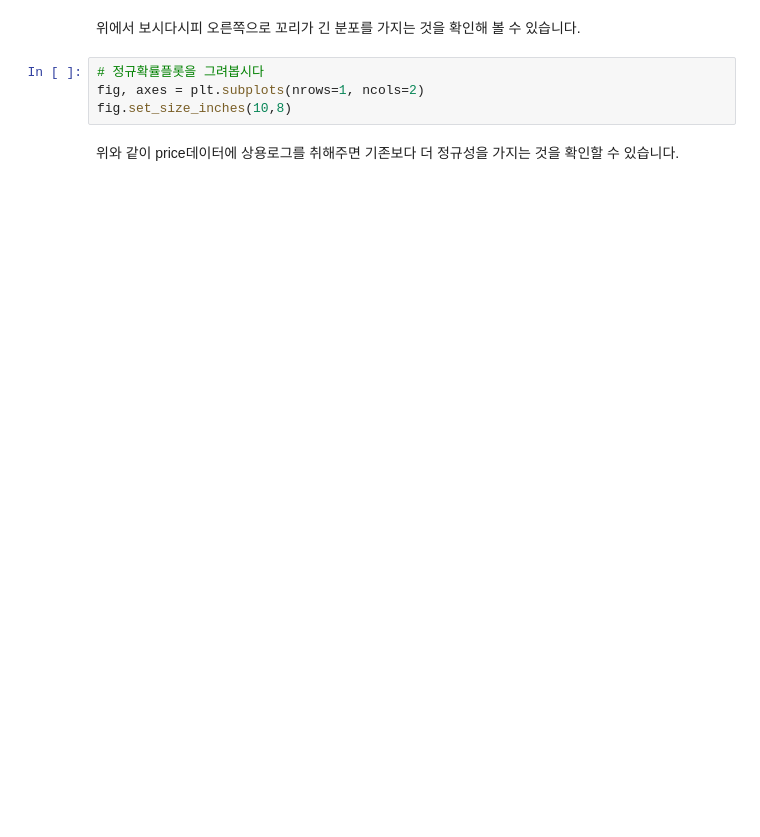
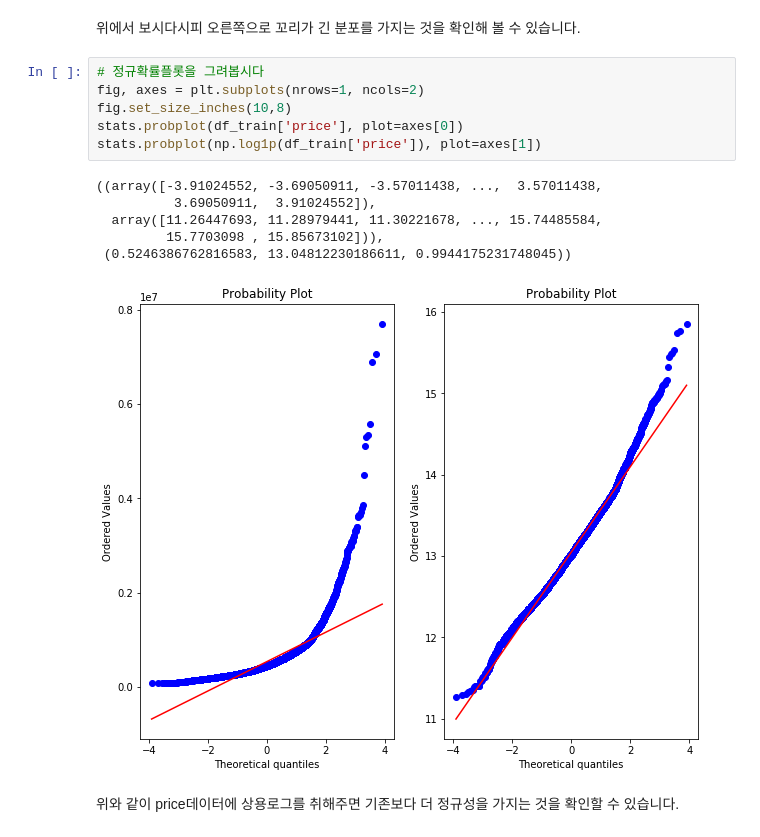
Before and after one commit to DionKimmm/2019SummerML, a Jupyter notebook: Day13_HousePrice_Prediction(CWAPP).ipynb, the cells around one changed output. Cells and saved outputs as stored; diff of their text form; blank space fills up the shorter version.

```diff
--- a/Day13_HousePrice_Prediction(CWAPP).ipynb
+++ b/Day13_HousePrice_Prediction(CWAPP).ipynb
@@ -128,7 +177,16 @@ print('Kurtosis :', )
 # %%
 # 정규확률플롯을 그려봅시다
 fig, axes = plt.subplots(nrows=1, ncols=2)
 fig.set_size_inches(10,8)
+stats.probplot(df_train['price'], plot=axes[0])
+stats.probplot(np.log1p(df_train['price']), plot=axes[1])
+# %% [output]
+((array([-3.91024552, -3.69050911, -3.57011438, ...,  3.57011438,
+          3.69050911,  3.91024552]),
+  array([11.26447693, 11.28979441, 11.30221678, ..., 15.74485584,
+         15.7703098 , 15.85673102])),
+ (0.5246386762816583, 13.04812230186611, 0.9944175231748045))
+[figure, added]
 # %% [markdown]
 위와 같이 price데이터에 상용로그를 취해주면 기존보다 더 정규성을 가지는 것을 확인할 수 있습니다.
 # %%
```
Also changed, not shown: parts of 19 cells of this notebook.
